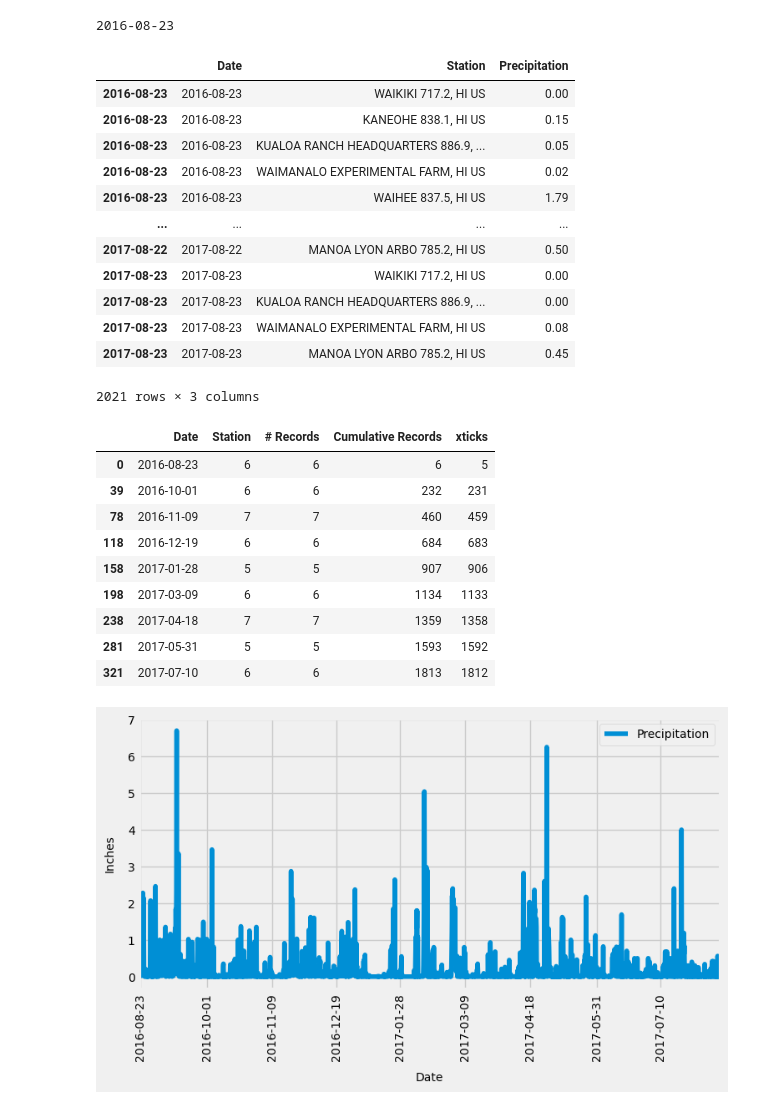
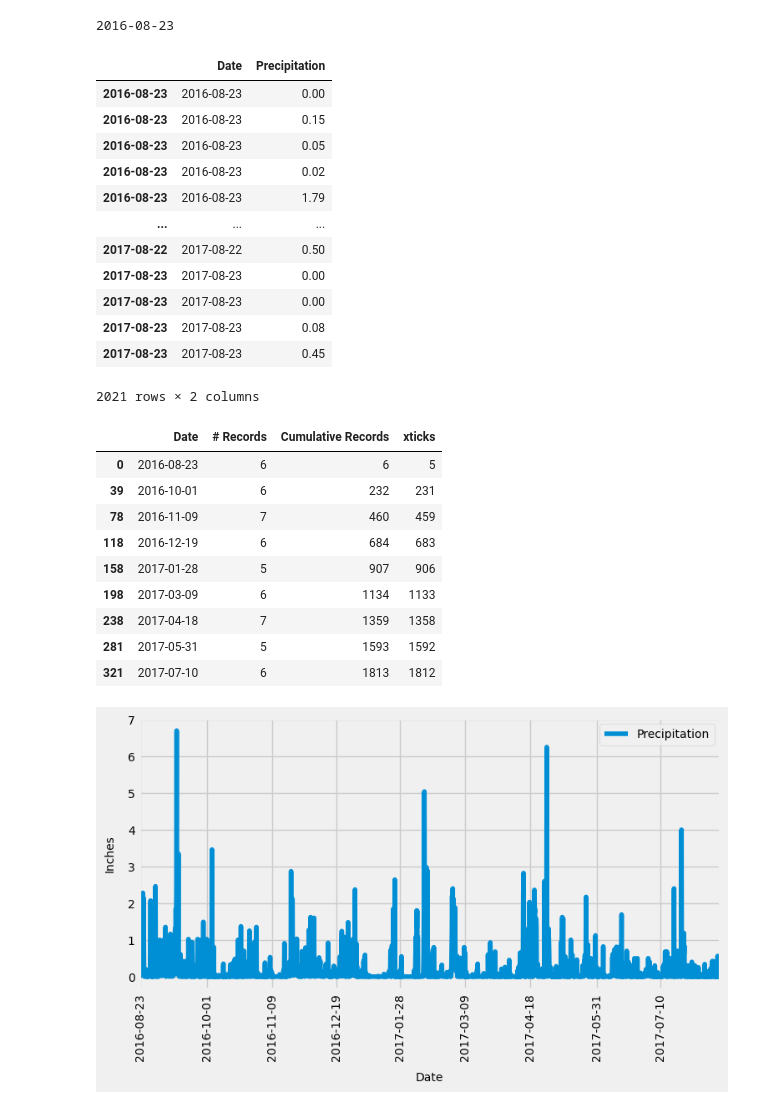
Before and after one commit to ericabgraboyes/sqlalchemy-challenge, a Jupyter notebook: Surfsup/climate_analysis_completed.ipynb, the cells around one changed output. Saved outputs shown, nothing was run; the diff lists cells and outputs as text; code cells hidden in the pictures.

```diff
--- a/Surfsup/climate_analysis_completed.ipynb
+++ b/Surfsup/climate_analysis_completed.ipynb
@@ -99,40 +99,40 @@ print(earliest_date)
 # %% [output]
 2016-08-23
 # %%
-total_prcp = [Measurement.date, Station.name, Measurement.prcp]
+# query measurement table - precipitation data for 12 months prior to last date
+total_prcp = [Measurement.date, Measurement.prcp]
 
 last_year = session.query(*total_prcp) .\
-    filter(Measurement.station == Station.station) .\
     filter(Measurement.date >= dt.date(2017, 8, 23) - dt.timedelta(days=365)) .\
     filter(Measurement.prcp != 'NaN') .\
     order_by(asc(Measurement.date)).all()
 # %%
 # create Dataframe based on query results
-df_lastyear = pd.DataFrame(last_year, columns = ['Date', 'Station', 'Precipitation'])
+df_lastyear = pd.DataFrame(last_year, columns = ['Date', 'Precipitation'])
 
 # sort DataFrame
 df_lastyear = df_lastyear.sort_index()
 
 # set index to Date column
 df_lastyear.set_index(df_lastyear['Date'],inplace=True )
 
 # format DataFrame
 df_lastyear.index.name = None
 
 # preview DataFrame
 df_lastyear
 # %% [output]
-|  | Date | Station | Precipitation |
-| 2016-08-23 | 2016-08-23 | WAIKIKI 717.2, HI US | 0.00 |
-| 2016-08-23 | 2016-08-23 | KANEOHE 838.1, HI US | 0.15 |
-| 2016-08-23 | 2016-08-23 | KUALOA RANCH HEADQUARTERS 886.9, ... | 0.05 |
-| 2016-08-23 | 2016-08-23 | WAIMANALO EXPERIMENTAL FARM, HI US | 0.02 |
-| 2016-08-23 | 2016-08-23 | WAIHEE 837.5, HI US | 1.79 |
-| ... | ... | ... | ... |
-| 2017-08-22 | 2017-08-22 | MANOA LYON ARBO 785.2, HI US | 0.50 |
-| 2017-08-23 | 2017-08-23 | WAIKIKI 717.2, HI US | 0.00 |
-| 2017-08-23 | 2017-08-23 | KUALOA RANCH HEADQUARTERS 886.9, ... | 0.00 |
-| 2017-08-23 | 2017-08-23 | WAIMANALO EXPERIMENTAL FARM, HI US | 0.08 |
-| 2017-08-23 | 2017-08-23 | MANOA LYON ARBO 785.2, HI US | 0.45 |
+|  | Date | Precipitation |
+| 2016-08-23 | 2016-08-23 | 0.00 |
+| 2016-08-23 | 2016-08-23 | 0.15 |
+| 2016-08-23 | 2016-08-23 | 0.05 |
+| 2016-08-23 | 2016-08-23 | 0.02 |
+| 2016-08-23 | 2016-08-23 | 1.79 |
+| ... | ... | ... |
+| 2017-08-22 | 2017-08-22 | 0.50 |
+| 2017-08-23 | 2017-08-23 | 0.00 |
+| 2017-08-23 | 2017-08-23 | 0.00 |
+| 2017-08-23 | 2017-08-23 | 0.08 |
+| 2017-08-23 | 2017-08-23 | 0.45 |
-2021 rows × 3 columns
+2021 rows × 2 columns
 # %%
@@ -155,6 +159,8 @@ df_count["xticks"] = df_count["Cumulative Records"] - 1
 # format DataFrame
 df_count.index.name = None
 # %%
+# filter df_count to only disply rows to match dates associated with sample image
+
 dates_graph = ['2016-08-23', '2016-10-01', '2016-11-09',
                '2016-12-19', '2017-01-28', '2017-03-09',
                '2017-04-18', '2017-05-31', '2017-07-10']
@@ -163,16 +169,16 @@ df_count = df_count.loc[df_count['Date'].isin(dates_graph)]
 
 df_count
 # %% [output]
-|  | Date | Station | # Records | Cumulative Records | xticks |
-| 0 | 2016-08-23 | 6 | 6 | 6 | 5 |
-| 39 | 2016-10-01 | 6 | 6 | 232 | 231 |
-| 78 | 2016-11-09 | 7 | 7 | 460 | 459 |
-| 118 | 2016-12-19 | 6 | 6 | 684 | 683 |
-| 158 | 2017-01-28 | 5 | 5 | 907 | 906 |
-| 198 | 2017-03-09 | 6 | 6 | 1134 | 1133 |
-| 238 | 2017-04-18 | 7 | 7 | 1359 | 1358 |
-| 281 | 2017-05-31 | 5 | 5 | 1593 | 1592 |
-| 321 | 2017-07-10 | 6 | 6 | 1813 | 1812 |
+|  | Date | # Records | Cumulative Records | xticks |
+| 0 | 2016-08-23 | 6 | 6 | 5 |
+| 39 | 2016-10-01 | 6 | 232 | 231 |
+| 78 | 2016-11-09 | 7 | 460 | 459 |
+| 118 | 2016-12-19 | 6 | 684 | 683 |
+| 158 | 2017-01-28 | 5 | 907 | 906 |
+| 198 | 2017-03-09 | 6 | 1134 | 1133 |
+| 238 | 2017-04-18 | 7 | 1359 | 1358 |
+| 281 | 2017-05-31 | 5 | 1593 | 1592 |
+| 321 | 2017-07-10 | 6 | 1813 | 1812 |
 # %%
 # remove duplicate date column (since set as index)
 df_lastyear = df_lastyear.drop(columns = ["Date"])
```
Also changed, not shown: parts of 6 cells of this notebook.
